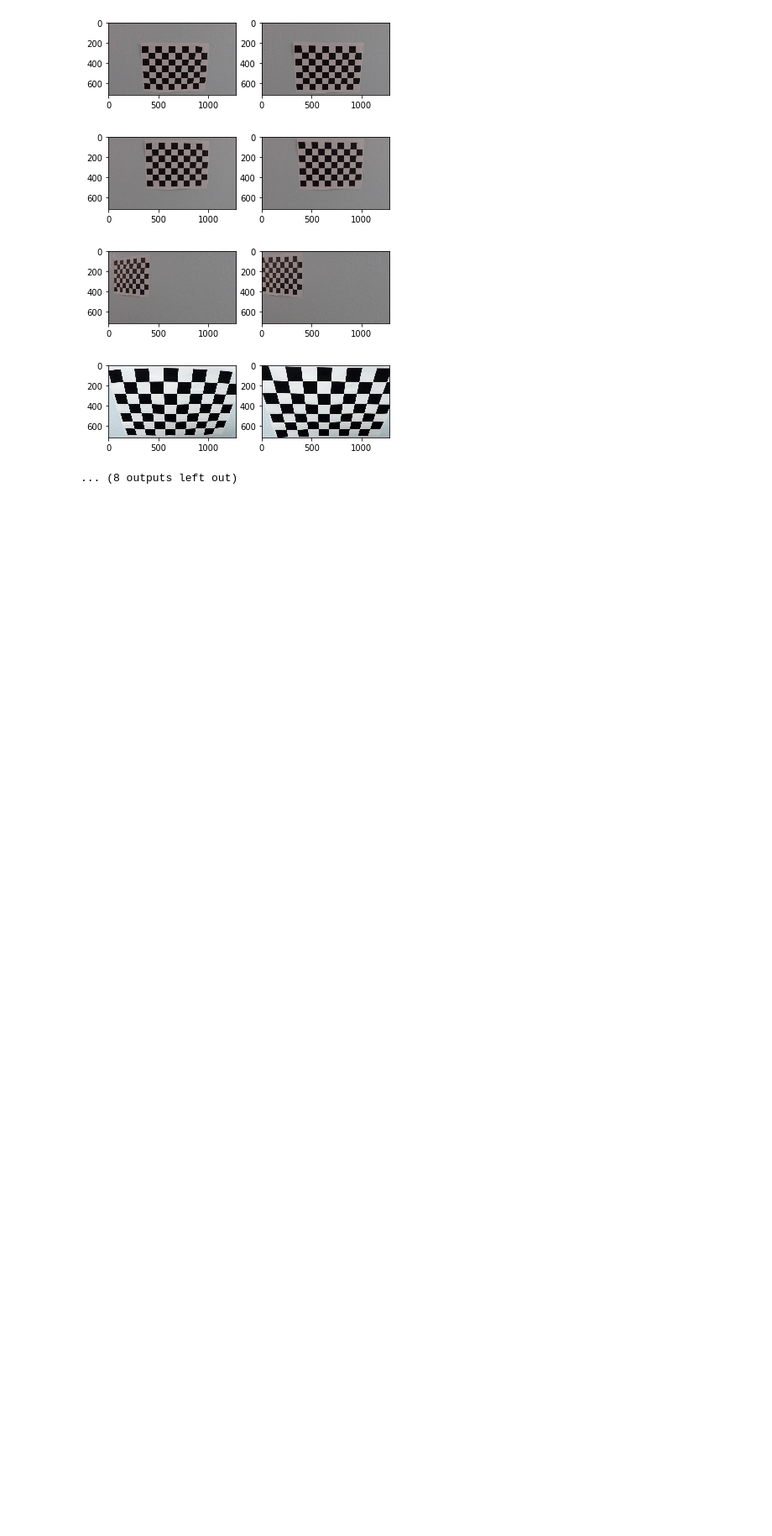
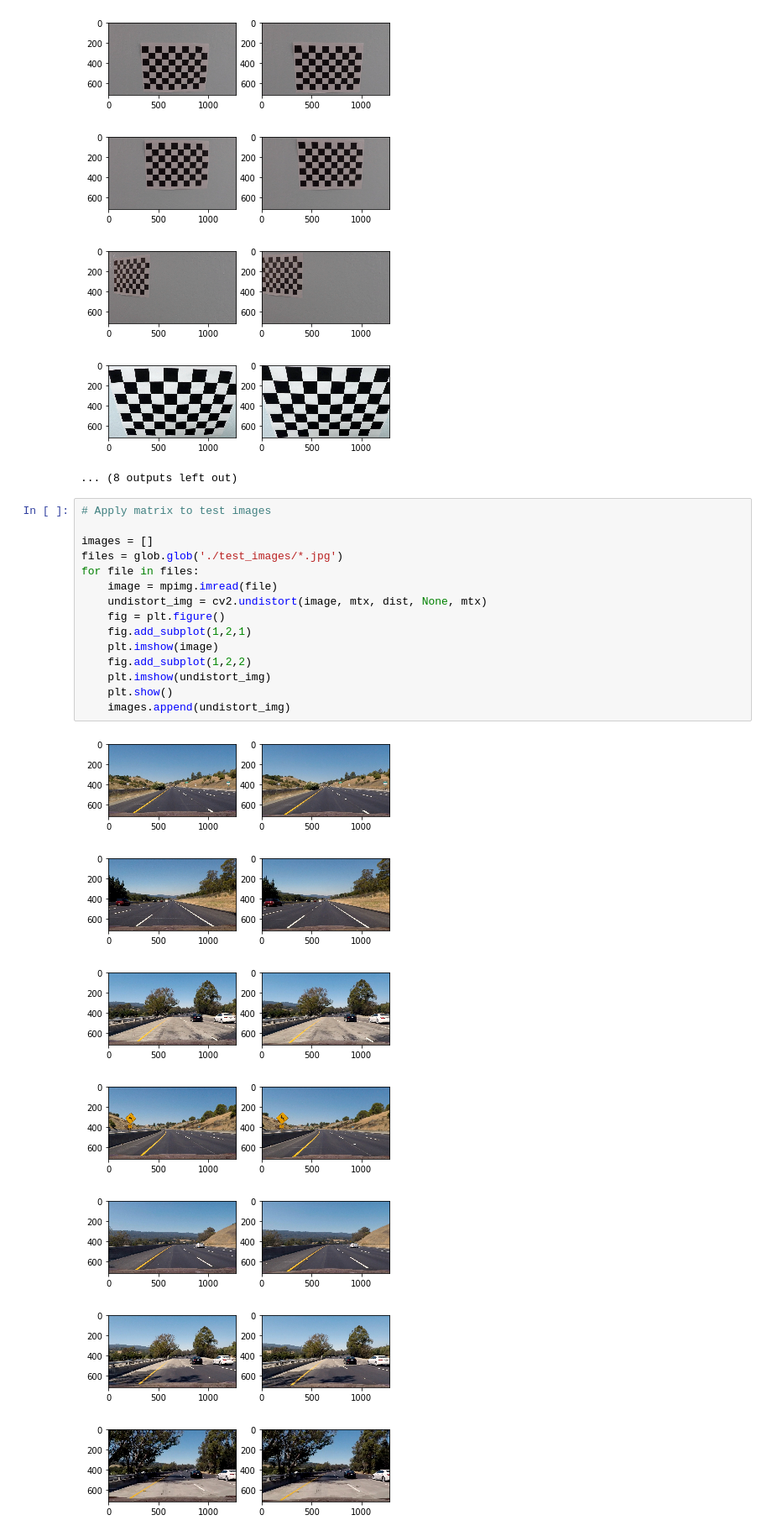
Before and after one commit to dmsehuang/CarND-Advanced-Lane-Lines, a Jupyter notebook: Advanced_Lane_Lines.ipynb, the cells around one changed output. Shown at 84% size. Drawn from its saved outputs; the diff is of its cells as text; blank space fills up the shorter version.

Commit message:
Undistort lane road images.

```diff
--- a/Advanced_Lane_Lines.ipynb
+++ b/Advanced_Lane_Lines.ipynb
@@ -86,3 +86,26 @@ for file in files:
 [figure]
 [figure]
 ... (8 outputs left out)
+# %%
+# Apply matrix to test images
+
+images = []
+files = glob.glob('./test_images/*.jpg')
+for file in files:
+    image = mpimg.imread(file)
+    undistort_img = cv2.undistort(image, mtx, dist, None, mtx)
+    fig = plt.figure()
+    fig.add_subplot(1,2,1)
+    plt.imshow(image)
+    fig.add_subplot(1,2,2)
+    plt.imshow(undistort_img)
+    plt.show()
+    images.append(undistort_img)
+# %% [output]
+[figure, added]
+[figure, added]
+[figure, added]
+[figure, added]
+[figure, added]
+[figure, added]
+[figure, added]
```
Also changed, not shown: parts of 2 cells of this notebook.
